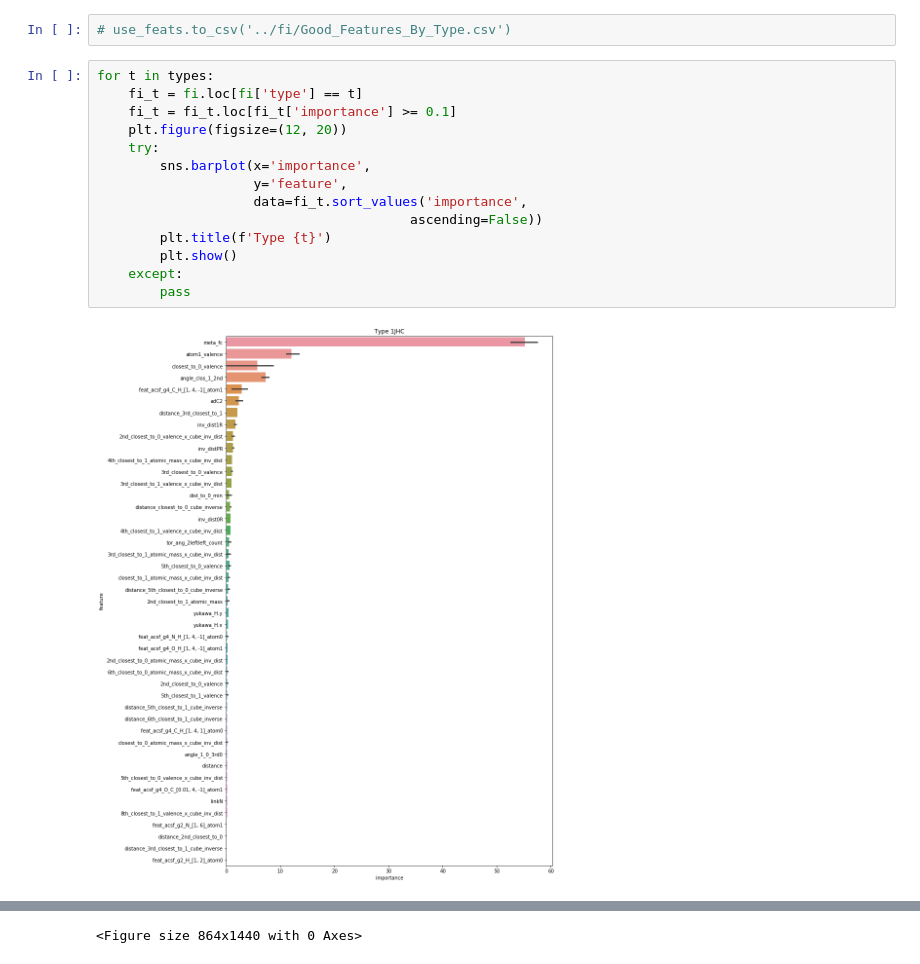
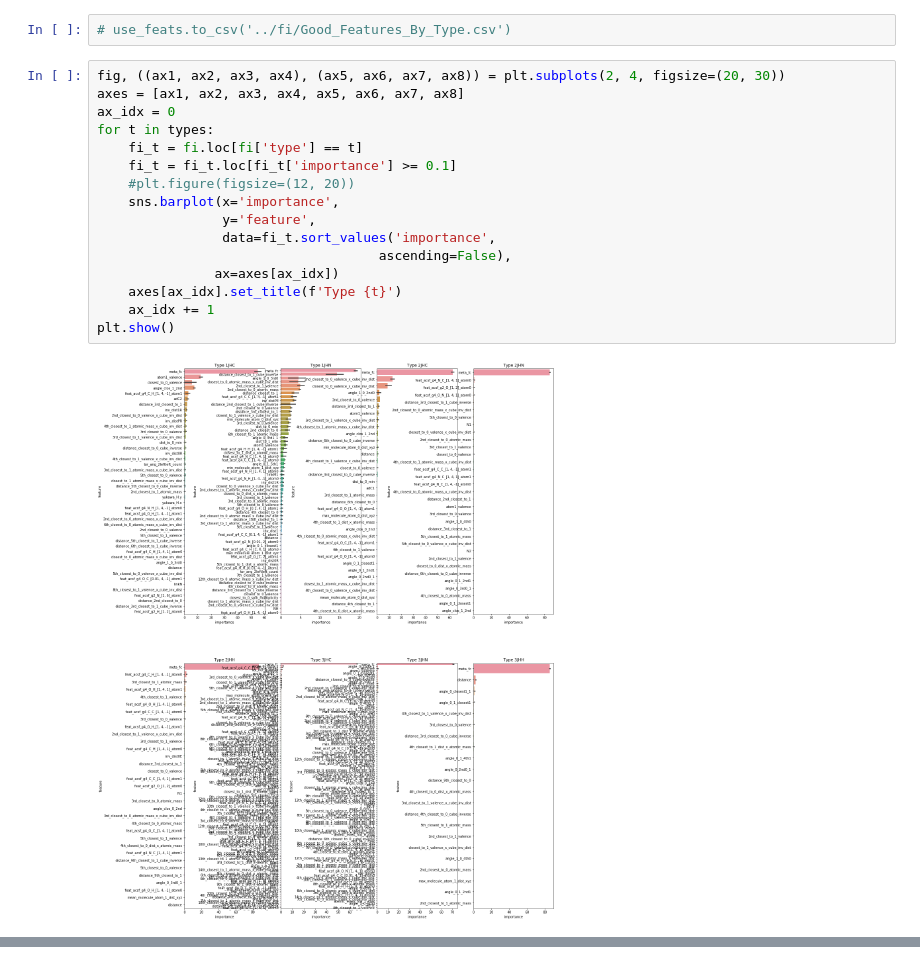
Before and after one commit to RobMulla/kaggle-champs-2019, a Jupyter notebook: notebooks/FI_ANALYSIS-M047.ipynb, the cells around one changed output, grey strips where cells are left out. Drawn from its saved outputs; the diff is of its cells as text.

```diff
--- a/notebooks/FI_ANALYSIS-M047.ipynb
+++ b/notebooks/FI_ANALYSIS-M047.ipynb
@@ -43,18 +45,20 @@ for i, d in fi.groupby('type'):
 # %%
 # use_feats.to_csv('../fi/Good_Features_By_Type.csv')
 # %%
+fig, ((ax1, ax2, ax3, ax4), (ax5, ax6, ax7, ax8)) = plt.subplots(2, 4, figsize=(20, 30))
+axes = [ax1, ax2, ax3, ax4, ax5, ax6, ax7, ax8]
+ax_idx = 0
 for t in types:
     fi_t = fi.loc[fi['type'] == t]
     fi_t = fi_t.loc[fi_t['importance'] >= 0.1]
-    plt.figure(figsize=(12, 20))
-    try:
-        sns.barplot(x='importance',
-                    y='feature',
-                    data=fi_t.sort_values('importance',
-                                        ascending=False))
-        plt.title(f'Type {t}')
-        plt.show()
-    except:
-        pass
+    #plt.figure(figsize=(12, 20))
+    sns.barplot(x='importance',
+                y='feature',
+                data=fi_t.sort_values('importance',
+                                    ascending=False),
+               ax=axes[ax_idx])
+    axes[ax_idx].set_title(f'Type {t}')
+    ax_idx += 1
+plt.show()
 # %% [output]
-[figure, old version]
+[figure, new version]
@@ -66 +64,0 @@ for t in types:
-<Figure size 864x1440 with 0 Axes>
```
Also changed, not shown: parts of 3 cells of this notebook, 8 other files.
